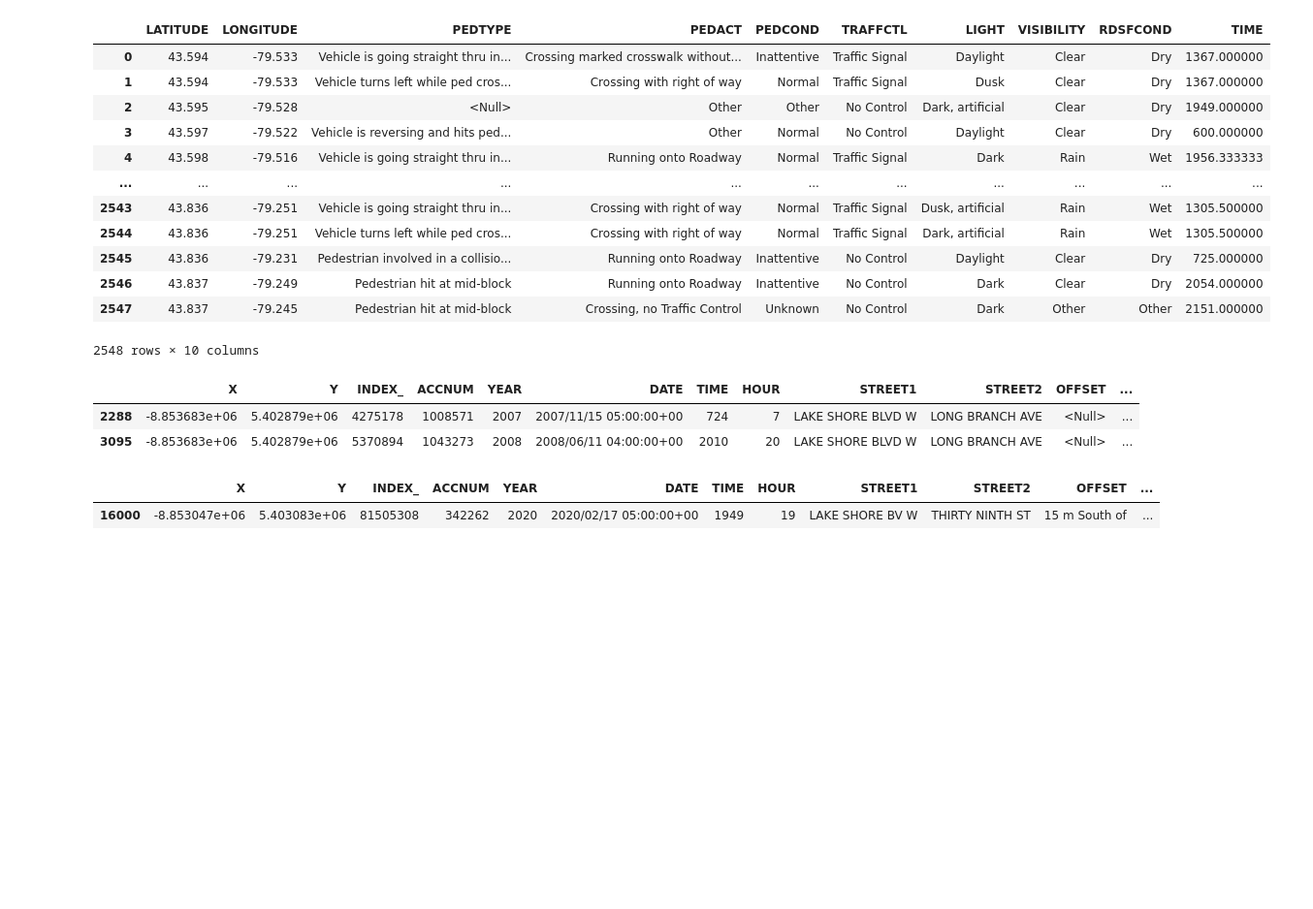
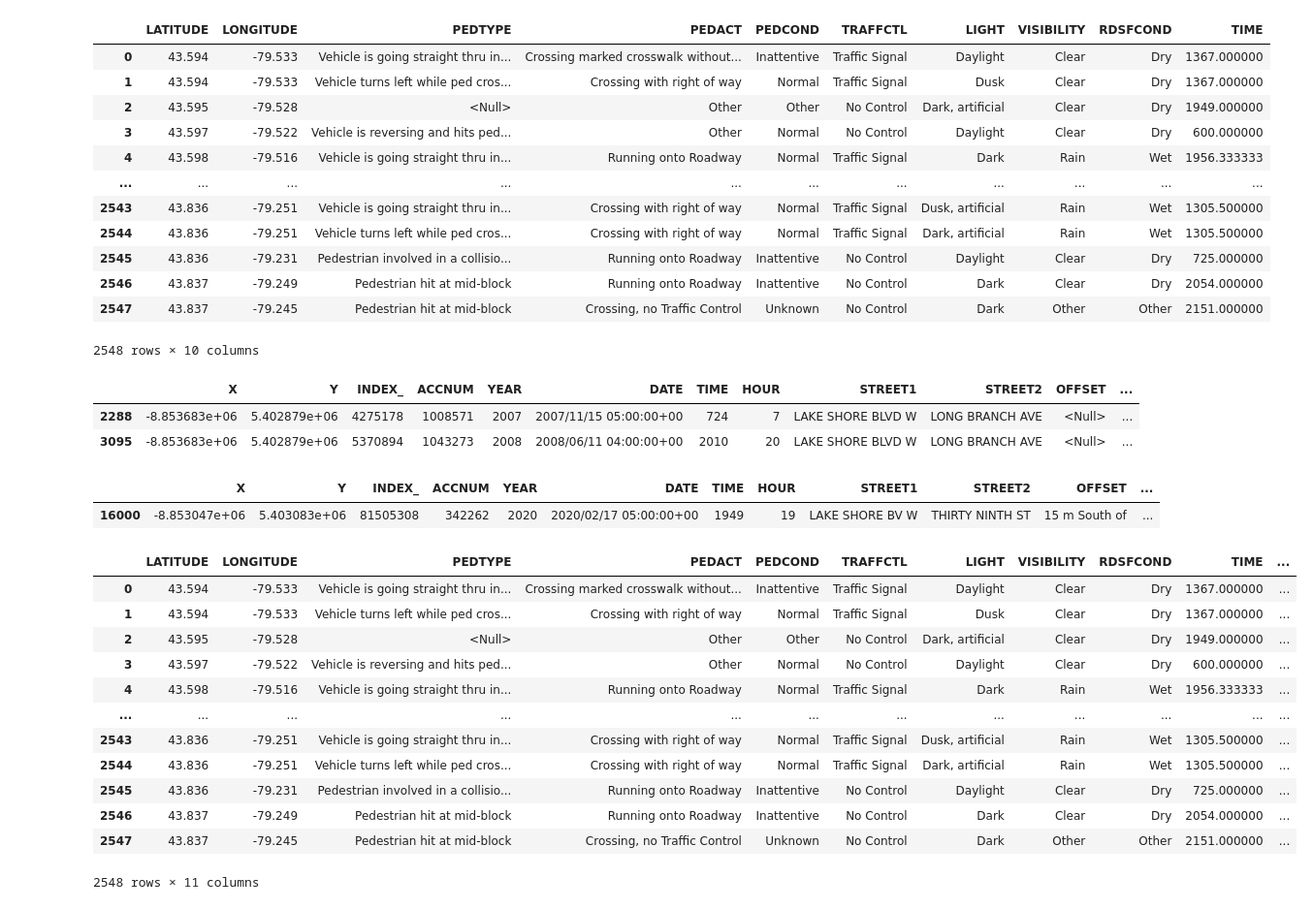
Before and after one commit to Vincent-Kwan/Safe-Roads-Competition, a Jupyter notebook: Dataset Generation/KSI-Feature-Count-Pedestrians.ipynb, the cells around one changed output. Shown at 97% size. Saved outputs shown, nothing was run; the diff lists cells and outputs as text; code cells hidden in the pictures; blank space fills up the shorter version.

Commit message:
Appended COUNT to Pedestrian_Feature_Count.csv

```diff
--- a/Dataset Generation/KSI-Feature-Count-Pedestrians.ipynb
+++ b/Dataset Generation/KSI-Feature-Count-Pedestrians.ipynb
@@ -83,5 +83,21 @@ ksi_df[(ksi_df['LONGITUDE'] == -79.528) & (ksi_df['LATITUDE'] == 43.595)]
 # %% [output]
 |  | X | Y | INDEX_ | ACCNUM | YEAR | DATE | TIME | HOUR | STREET1 | STREET2 | OFFSET | ... |
 | 16000 | -8.853047e+06 | 5.403083e+06 | 81505308 | 342262 | 2020 | 2020/02/17 05:00:00+00 | 1949 | 19 | LAKE SHORE BV W | THIRTY NINTH ST | 15 m South of | ... |
+# %%
+feature_collapse.merge(ped_collapse, on = ['LATITUDE', 'LONGITUDE'], how = 'inner')
+# %% [output]
+|  | LATITUDE | LONGITUDE | PEDTYPE | PEDACT | PEDCOND | TRAFFCTL | LIGHT | VISIBILITY | RDSFCOND | TIME | ... |
+| 0 | 43.594 | -79.533 | Vehicle is going straight thru in... | Crossing marked crosswalk without... | Inattentive | Traffic Signal | Daylight | Clear | Dry | 1367.000000 | ... |
+| 1 | 43.594 | -79.533 | Vehicle turns left while ped cros... | Crossing with right of way | Normal | Traffic Signal | Dusk | Clear | Dry | 1367.000000 | ... |
+| 2 | 43.595 | -79.528 | <Null> | Other | Other | No Control | Dark, artificial | Clear | Dry | 1949.000000 | ... |
+| 3 | 43.597 | -79.522 | Vehicle is reversing and hits ped... | Other | Normal | No Control | Daylight | Clear | Dry | 600.000000 | ... |
+| 4 | 43.598 | -79.516 | Vehicle is going straight thru in... | Running onto Roadway | Normal | Traffic Signal | Dark | Rain | Wet | 1956.333333 | ... |
+| ... | ... | ... | ... | ... | ... | ... | ... | ... | ... | ... | ... |
+| 2543 | 43.836 | -79.251 | Vehicle is going straight thru in... | Crossing with right of way | Normal | Traffic Signal | Dusk, artificial | Rain | Wet | 1305.500000 | ... |
+| 2544 | 43.836 | -79.251 | Vehicle turns left while ped cros... | Crossing with right of way | Normal | Traffic Signal | Dark, artificial | Rain | Wet | 1305.500000 | ... |
+| 2545 | 43.836 | -79.231 | Pedestrian involved in a collisio... | Running onto Roadway | Inattentive | No Control | Daylight | Clear | Dry | 725.000000 | ... |
+| 2546 | 43.837 | -79.249 | Pedestrian hit at mid-block | Running onto Roadway | Inattentive | No Control | Dark | Clear | Dry | 2054.000000 | ... |
+| 2547 | 43.837 | -79.245 | Pedestrian hit at mid-block | Crossing, no Traffic Control | Unknown | No Control | Dark | Other | Other | 2151.000000 | ... |
+2548 rows × 11 columns
 # %%
 feature_collapse.to_csv('Pedestrian_Feature_Count.csv')
```
